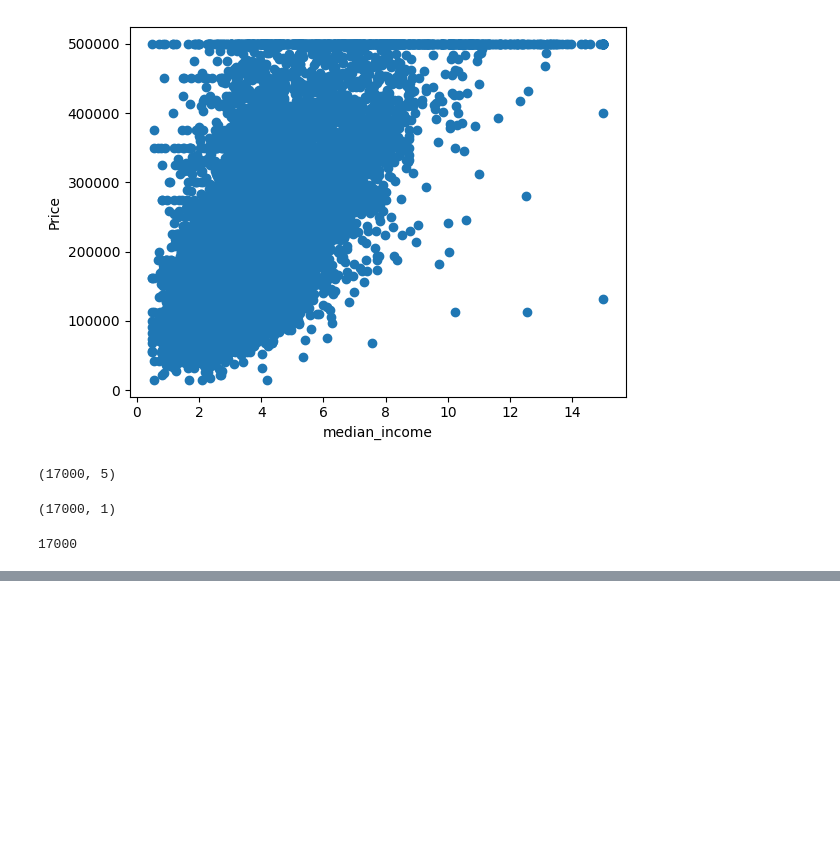
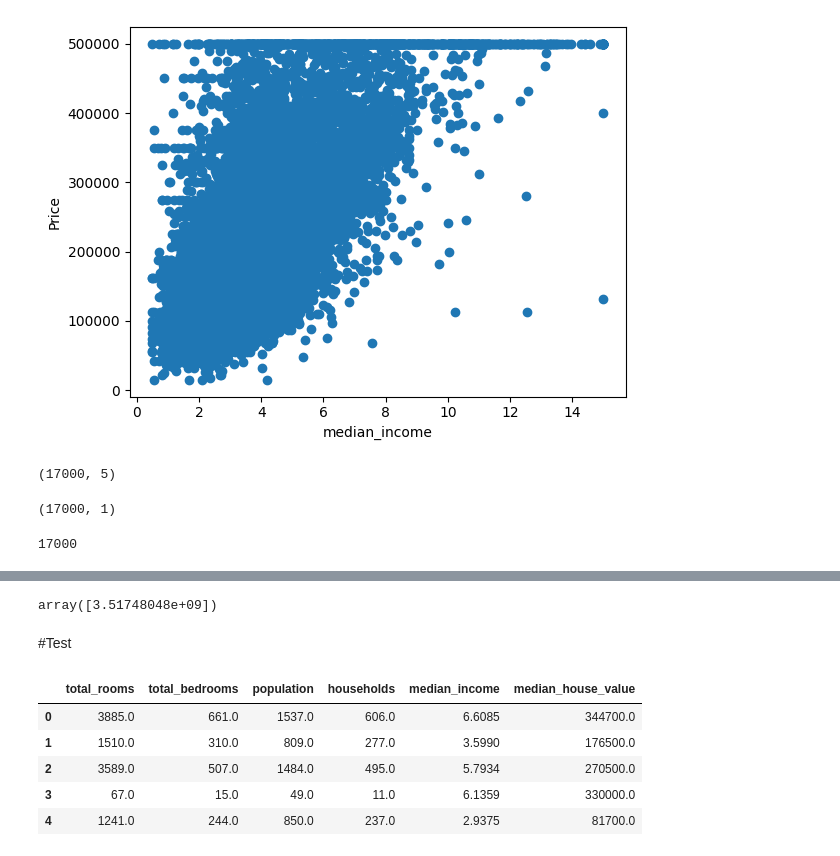
Before and after one commit to Nik211885/HeLlO_HtmL5, a Jupyter notebook: linear_regrssion_model.ipynb, the cells around one changed output, grey strips where cells are left out. Cells and saved outputs as stored; diff of their text form; code cells hidden in the pictures; blank space fills up the shorter version.

```diff
--- a/linear_regrssion_model.ipynb
+++ b/linear_regrssion_model.ipynb
@@ -130,0 +217,17 @@ print(b)
+# %%
+cost_funtion(w,x_train,b,y_train)
+# %% [output]
+array([3.51748048e+09])
+# %% [markdown]
+#Test
+# %%
+test = pd.read_csv('./sample_data/california_housing_test.csv',usecols=['total_rooms','total_bedrooms','median_income','households','median_house_value','population'])
+# %%
+test.head()
+# %% [output]
+|  | total_rooms | total_bedrooms | population | households | median_income | median_house_value |
+| 0 | 3885.0 | 661.0 | 1537.0 | 606.0 | 6.6085 | 344700.0 |
+| 1 | 1510.0 | 310.0 | 809.0 | 277.0 | 3.5990 | 176500.0 |
+| 2 | 3589.0 | 507.0 | 1484.0 | 495.0 | 5.7934 | 270500.0 |
+| 3 | 67.0 | 15.0 | 49.0 | 11.0 | 6.1359 | 330000.0 |
+| 4 | 1241.0 | 244.0 | 850.0 | 237.0 | 2.9375 | 81700.0 |
```
Also changed, not shown: parts of 30 cells of this notebook.
